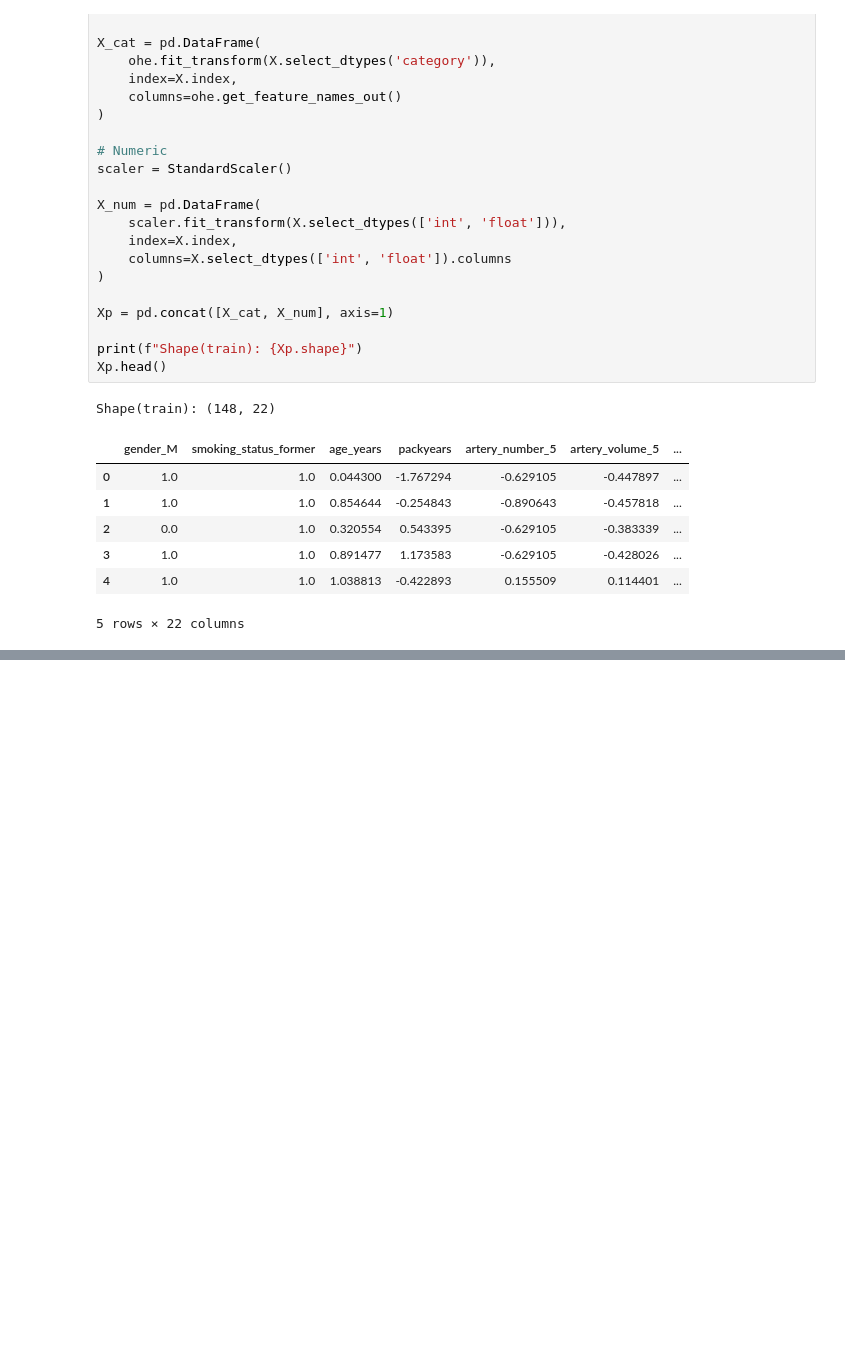
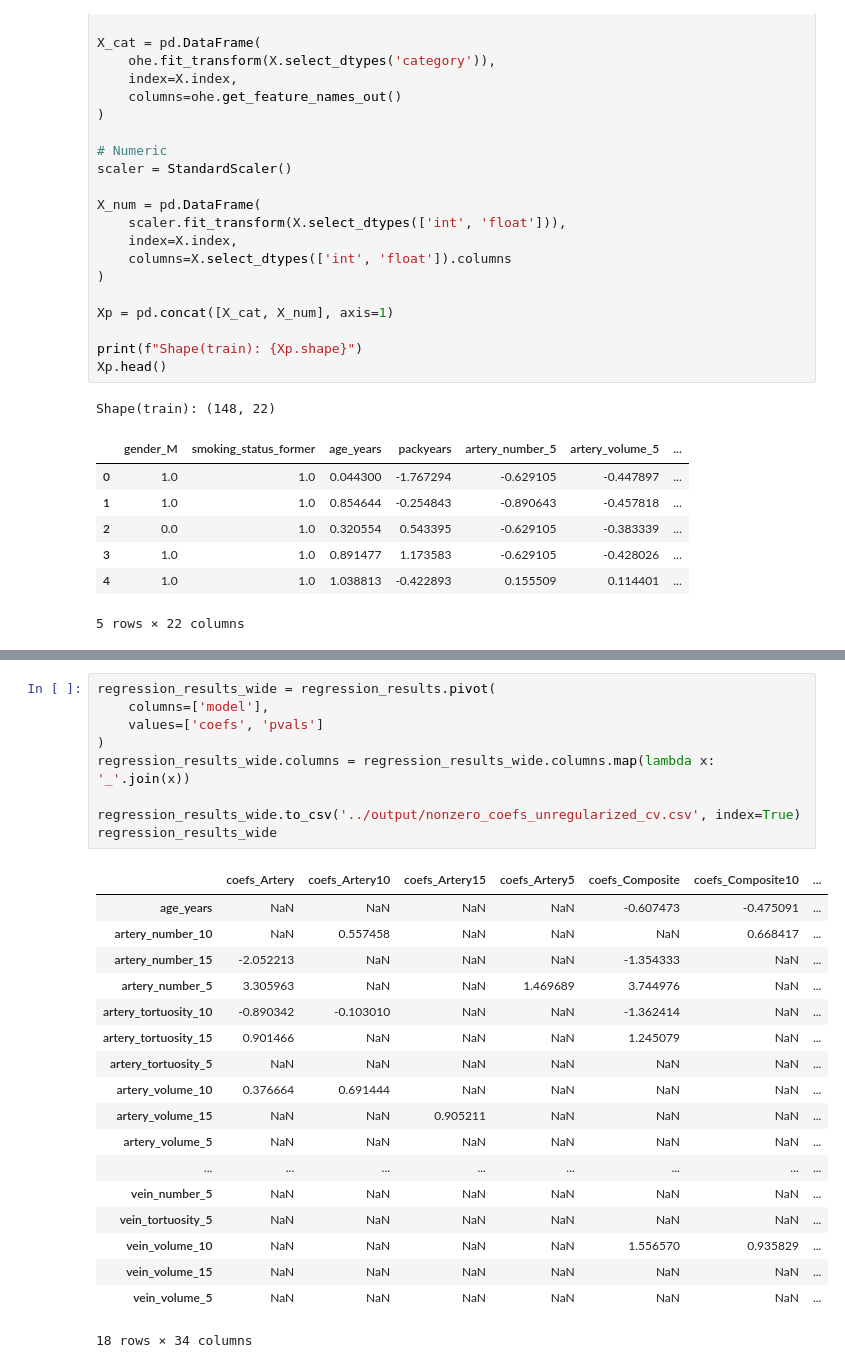
Before and after one commit to qaust/malignancy, a Jupyter notebook: notebooks/classification.ipynb, the cells around one changed output, grey strips where cells are left out. Drawn from its saved outputs; the diff is of its cells as text; blank space fills up the shorter version.

```diff
--- a/notebooks/classification.ipynb
+++ b/notebooks/classification.ipynb
@@ -593 +527,29 @@ complete_results_wide
+# %%
+regression_results_wide = regression_results.pivot(
+    columns=['model'],
+    values=['coefs', 'pvals']
+)
+regression_results_wide.columns = regression_results_wide.columns.map(lambda x: '_'.join(x))
+
+regression_results_wide.to_csv('../output/nonzero_coefs_unregularized_cv.csv', index=True)
+regression_results_wide
+# %% [output]
+|  | coefs_Artery | coefs_Artery10 | coefs_Artery15 | coefs_Artery5 | coefs_Composite | coefs_Composite10 | ... |
+| age_years | NaN | NaN | NaN | NaN | -0.607473 | -0.475091 | ... |
+| artery_number_10 | NaN | 0.557458 | NaN | NaN | NaN | 0.668417 | ... |
+| artery_number_15 | -2.052213 | NaN | NaN | NaN | -1.354333 | NaN | ... |
+| artery_number_5 | 3.305963 | NaN | NaN | 1.469689 | 3.744976 | NaN | ... |
+| artery_tortuosity_10 | -0.890342 | -0.103010 | NaN | NaN | -1.362414 | NaN | ... |
+| artery_tortuosity_15 | 0.901466 | NaN | NaN | NaN | 1.245079 | NaN | ... |
+| artery_tortuosity_5 | NaN | NaN | NaN | NaN | NaN | NaN | ... |
+| artery_volume_10 | 0.376664 | 0.691444 | NaN | NaN | NaN | NaN | ... |
+| artery_volume_15 | NaN | NaN | 0.905211 | NaN | NaN | NaN | ... |
+| artery_volume_5 | NaN | NaN | NaN | NaN | NaN | NaN | ... |
+| ... | ... | ... | ... | ... | ... | ... | ... |
+| vein_number_5 | NaN | NaN | NaN | NaN | NaN | NaN | ... |
+| vein_tortuosity_5 | NaN | NaN | NaN | NaN | NaN | NaN | ... |
+| vein_volume_10 | NaN | NaN | NaN | NaN | 1.556570 | 0.935829 | ... |
+| vein_volume_15 | NaN | NaN | NaN | NaN | NaN | NaN | ... |
+| vein_volume_5 | NaN | NaN | NaN | NaN | NaN | NaN | ... |
+18 rows × 34 columns
 # %%
```
Also changed, not shown: parts of 14 cells of this notebook, 1 other file.
